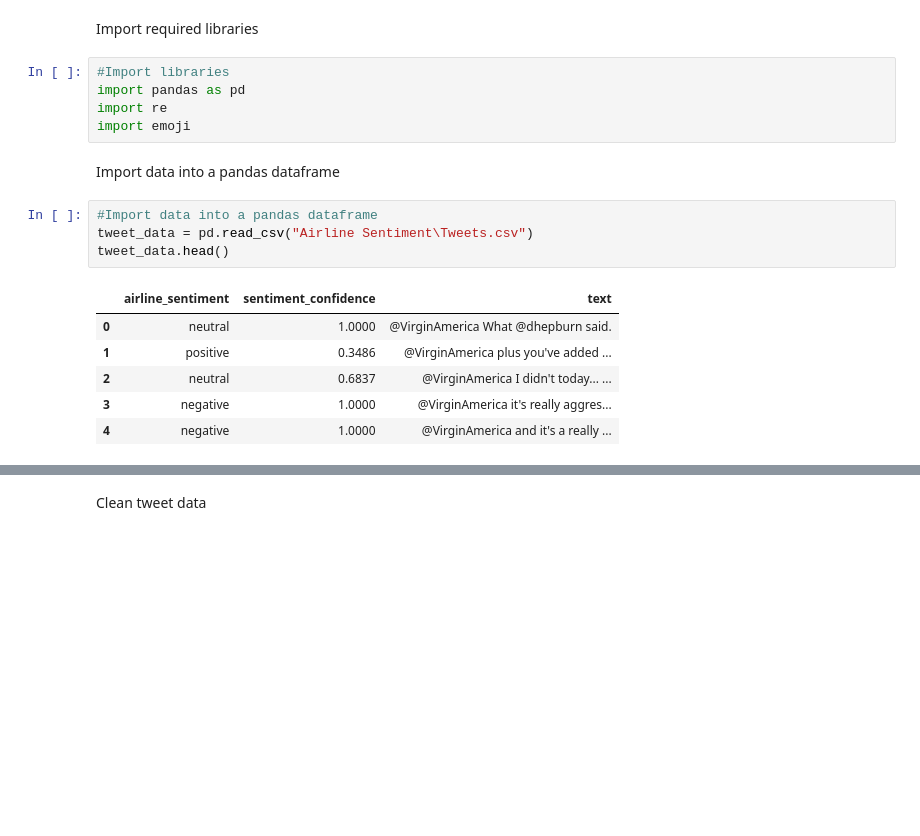
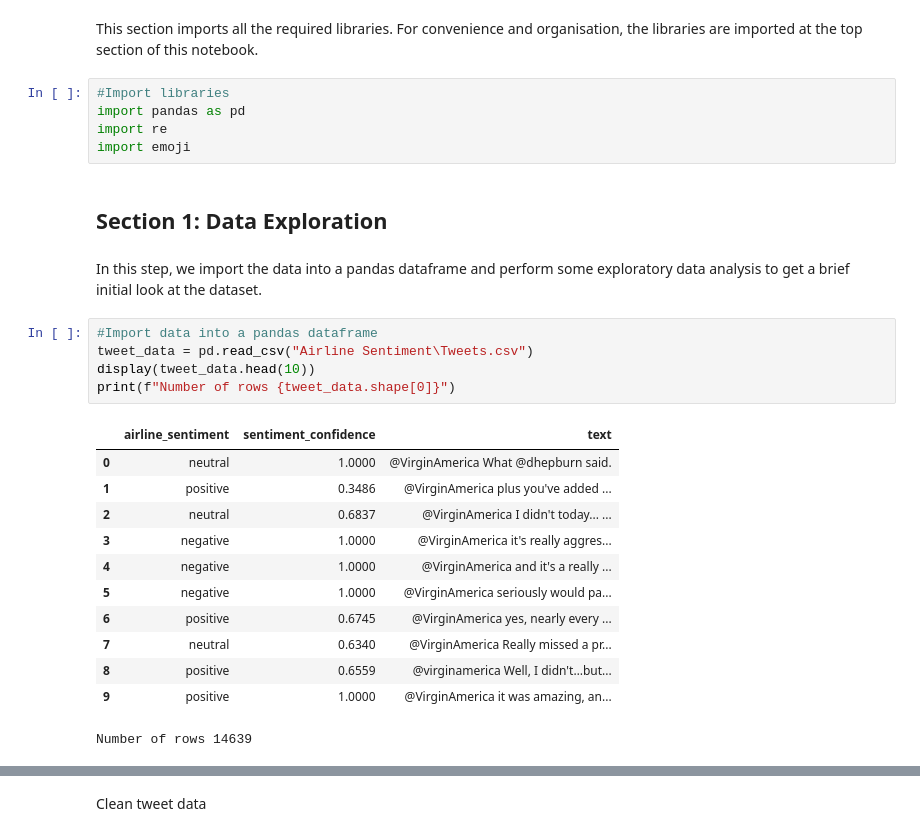
Before and after one commit to NomadZhang/MSI5001, a Jupyter notebook: main.ipynb, the cells around one changed output, grey strips where cells are left out. Drawn from its saved outputs; the diff is of its cells as text; blank space fills up the shorter version.

```diff
--- a/main.ipynb
+++ b/main.ipynb
@@ -1,20 +12,29 @@
 # %% [markdown]
-Import required libraries
+This section imports all the required libraries. For convenience and organisation, the libraries are imported at the top section of this notebook.
 # %%
 #Import libraries
 import pandas as pd
 import re
 import emoji
+# %% [markdown]
+## Section 1: Data Exploration
 # %% [markdown]
-Import data into a pandas dataframe
+In this step, we import the data into a pandas dataframe and perform some exploratory data analysis to get a brief initial look at the dataset.
 # %%
 #Import data into a pandas dataframe
 tweet_data = pd.read_csv("Airline Sentiment\Tweets.csv")
-tweet_data.head()
+display(tweet_data.head(10))
+print(f"Number of rows {tweet_data.shape[0]}")
 # %% [output]
 |  | airline_sentiment | sentiment_confidence | text |
 | 0 | neutral | 1.0000 | @VirginAmerica What @dhepburn said. |
 | 1 | positive | 0.3486 | @VirginAmerica plus you've added ... |
 | 2 | neutral | 0.6837 | @VirginAmerica I didn't today... ... |
 | 3 | negative | 1.0000 | @VirginAmerica it's really aggres... |
 | 4 | negative | 1.0000 | @VirginAmerica and it's a really ... |
+| 5 | negative | 1.0000 | @VirginAmerica seriously would pa... |
+| 6 | positive | 0.6745 | @VirginAmerica yes, nearly every ... |
+| 7 | neutral | 0.6340 | @VirginAmerica Really missed a pr... |
+| 8 | positive | 0.6559 | @virginamerica Well, I didn't…but... |
+| 9 | positive | 1.0000 | @VirginAmerica it was amazing, an... |
+Number of rows 14639
```
Also changed, not shown: parts of 12 cells of this notebook.
